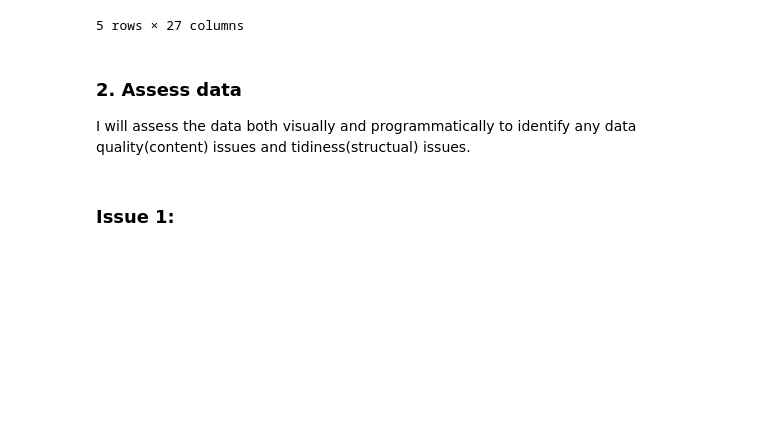
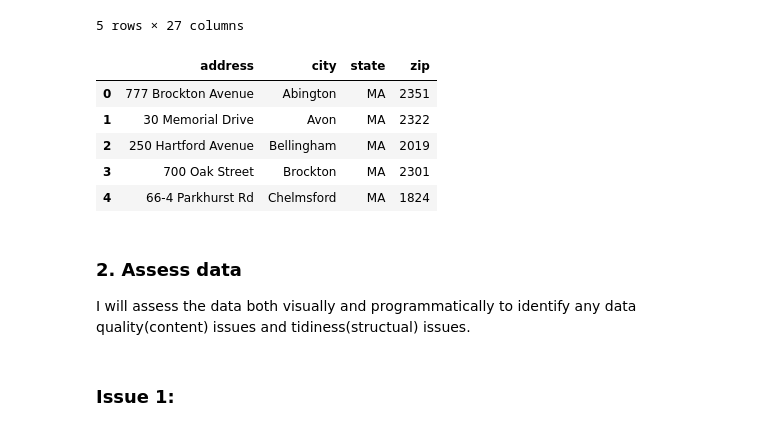
Before and after one commit to Kay-Day/Final-ChuyenDe, a Jupyter notebook: final-chuyende2.ipynb, the cells around one changed output. Saved outputs shown, nothing was run; the diff lists cells and outputs as text; code cells hidden in the pictures; blank space fills up the shorter version.

```diff
--- a/final-chuyende2.ipynb
+++ b/final-chuyende2.ipynb
@@ -60,5 +57,13 @@ df1['BMI'] = df1['weight(kg)'] / (df1['height(cm)'] / 100) ** 2
 # %%
 # Write data to local file
+df2.head()
+# %% [output]
+|  | address | city | state | zip |
+| 0 | 777 Brockton Avenue | Abington | MA | 2351 |
+| 1 | 30 Memorial Drive | Avon | MA | 2322 |
+| 2 | 250 Hartford Avenue | Bellingham | MA | 2019 |
+| 3 | 700 Oak Street | Brockton | MA | 2301 |
+| 4 | 66-4 Parkhurst Rd | Chelmsford | MA | 1824 |
 # %% [markdown]
 ### 2. Assess data
 I will assess the data both visually and programmatically to identify any data quality(content) issues and tidiness(structual) issues.
```
Also changed, not shown: parts of 50 cells of this notebook.
